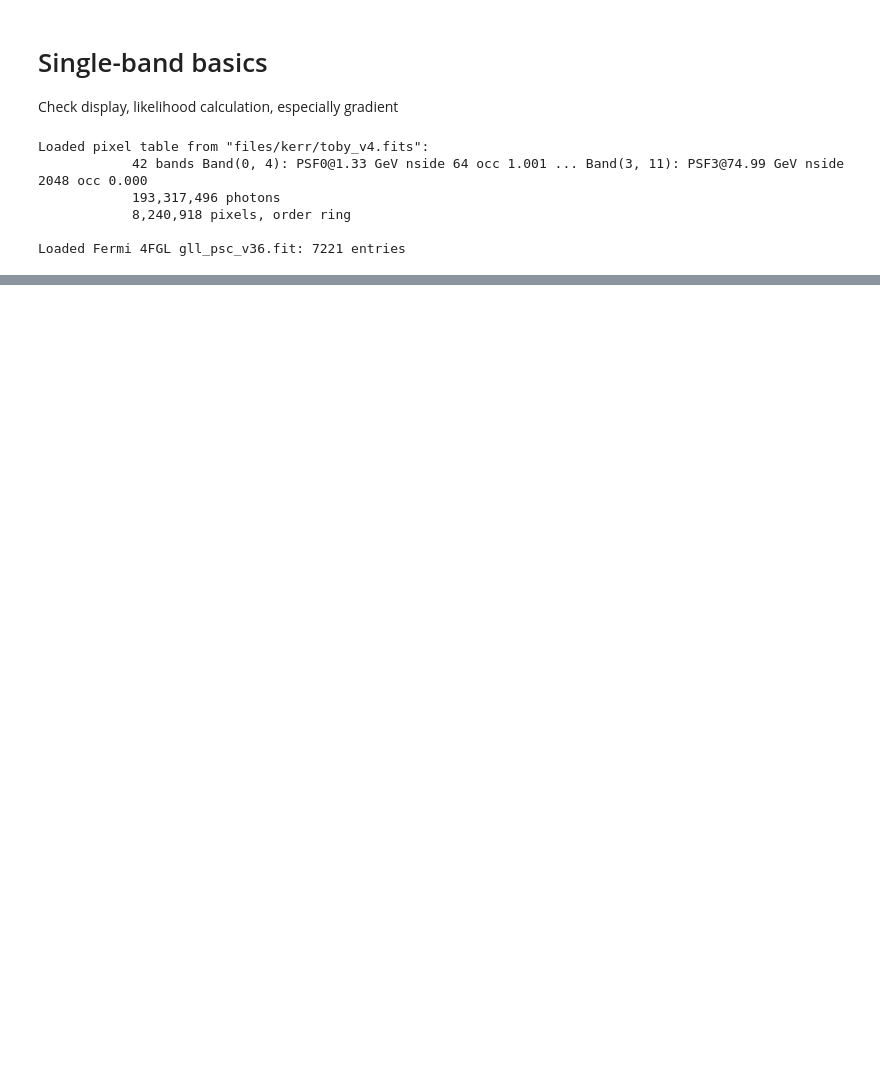
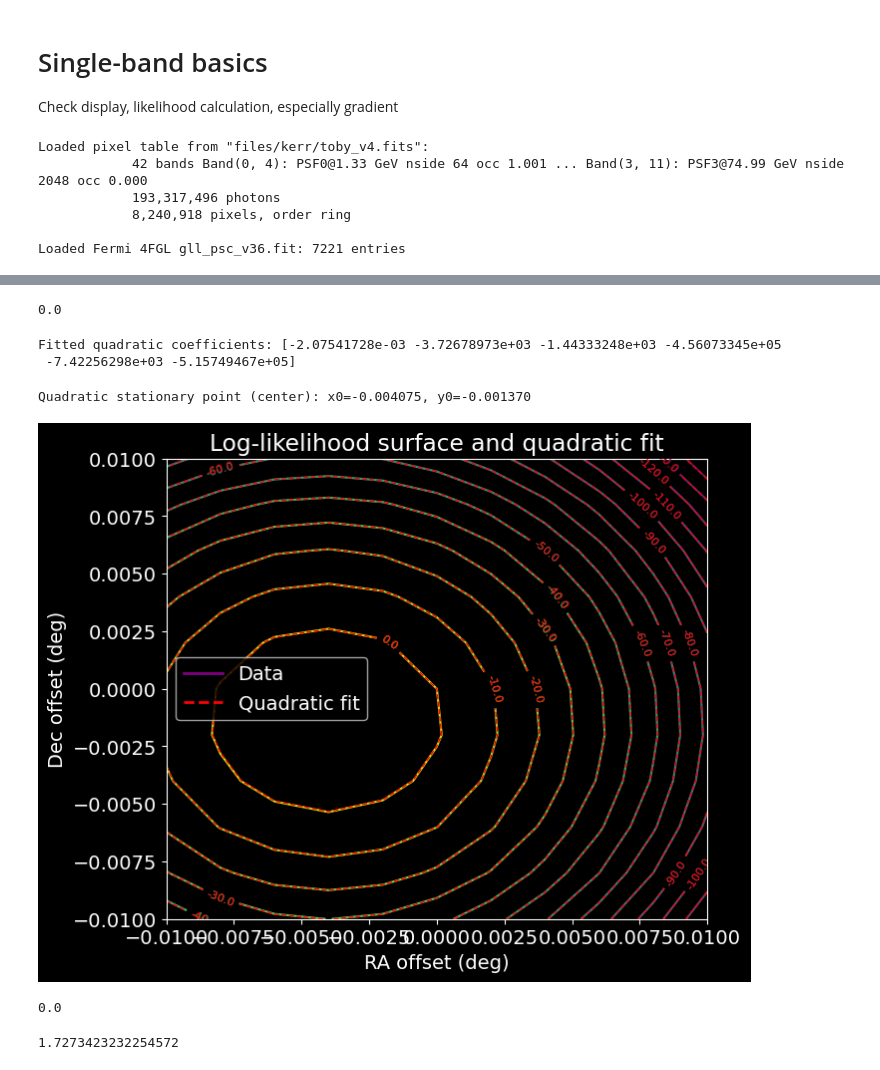
Before and after one commit to tburnett/kerr-diffuse, a Jupyter notebook: notebooks/spectral_fitting/single_band.ipynb, the cells around one changed output, grey strips where cells are left out. Saved outputs shown, nothing was run; the diff lists cells and outputs as text; code cells hidden in the pictures; blank space fills up the shorter version.

```diff
--- a/notebooks/spectral_fitting/single_band.ipynb
+++ b/notebooks/spectral_fitting/single_band.ipynb
@@ -29,3 +42,82 @@ Loaded Fermi 4FGL gll_psc_v36.fit: 7221 entries
+# %%
+llz = bl.loglike();
+llsurf = lambda x,y : bl.loglike(None, skydir=(x+ra,y+dec)) - llz
+llsurf (0,0)
+# %% [output]
+0.0
+# %%
+from scipy.optimize import curve_fit
+
+# Generate a grid of (x, y) offsets around (ra, dec)
+delta = 0.01  # degrees
+x = np.linspace(-delta, delta, 11)
+y = np.linspace(-delta, delta, 11)
+xx, yy = np.meshgrid(x, y)
+zz = np.array([llsurf(xi, yi) for xi, yi in zip(xx.ravel(), yy.ravel())]).reshape(xx.shape)
+
+# Define a 2D quadratic function
+def quad2d(xy, a, b, c, d, e, f):
+    x, y = xy
+    return a + b*x + c*y + d*x**2 + e*x*y + f*y**2
+
+# Fit the quadratic surface
+popt, pcov = curve_fit(quad2d, (xx.ravel(), yy.ravel()), zz.ravel())
+
+print("Fitted quadratic coefficients:", popt)
+# %% [output]
+Fitted quadratic coefficients: [-2.07541728e-03 -3.72678973e+03 -1.44333248e+03 -4.56073345e+05
+ -7.42256298e+03 -5.15749467e+05]
+# %%
+# The center (x0, y0) of the 2D quadratic a + bx + cy + d*x^2 + e*x*y + f*y^2 is at the stationary point:
+# x0 = (2cf - be) / (e^2 - 4df)
+# y0 = (2bd - ce) / (e^2 - 4df)
+# But more generally, solve for grad = 0:
+# [b + 2d*x0 + e*y0] = 0
+# [c + 2f*y0 + e*x0] = 0
+
+a, b, c, d, e, f = popt
+
+# Build and solve the linear system
+A = np.array([[2*d, e],
+              [e, 2*f]])
+B = -np.array([b, c])
+center = np.linalg.solve(A, B)
+x0, y0 = center
+print(f"Quadratic stationary point (center): x0={x0:.6f}, y0={y0:.6f}")
+# %% [output]
+Quadratic stationary point (center): x0=-0.004075, y0=-0.001370
+# %%
+# Evaluate the fitted quadratic surface on the grid
+zz_fit = quad2d((xx, yy), *popt)
+
+plt.figure(figsize=(7, 6))
+# Contour plot of the original log-likelihood surface
+cont1 = plt.contour(xx, yy, zz, levels=15, cmap='viridis', linewidths=1.5)
+plt.clabel(cont1, inline=True, fontsize=8, fmt="%.1f")
+
+# Overlay contour plot of the fitted quadratic surface
+cont2 = plt.contour(xx, yy, zz_fit, levels=cont1.levels, colors='r', linestyles='dashed', linewidths=1)
+plt.clabel(cont2, inline=True, fontsize=8, fmt="%.1f")
+
+plt.xlabel('RA offset (deg)')
+plt.ylabel('Dec offset (deg)')
+plt.title('Log-likelihood surface and quadratic fit')
+# Fix legend for contour plots
+from matplotlib.lines import Line2D
+legend_elements = [
+    Line2D([0], [0], color='purple', lw=2, label='Data'),
+    Line2D([0], [0], color='red', lw=2, linestyle='dashed', label='Quadratic fit')
+]
+plt.legend(handles=legend_elements)
+plt.show()
+llsurf(0,0)
+# %% [output]
+[figure, added]
+0.0
+# %%
+bl.loglike(None, skydir=(98.485, 17.772))-llz
+# %% [output]
+1.7273423232254572
 # %%
 bl.zea_plot('photons');
 # %% [output]
```
Also changed, not shown: parts of 9 cells of this notebook, 10 other files.
